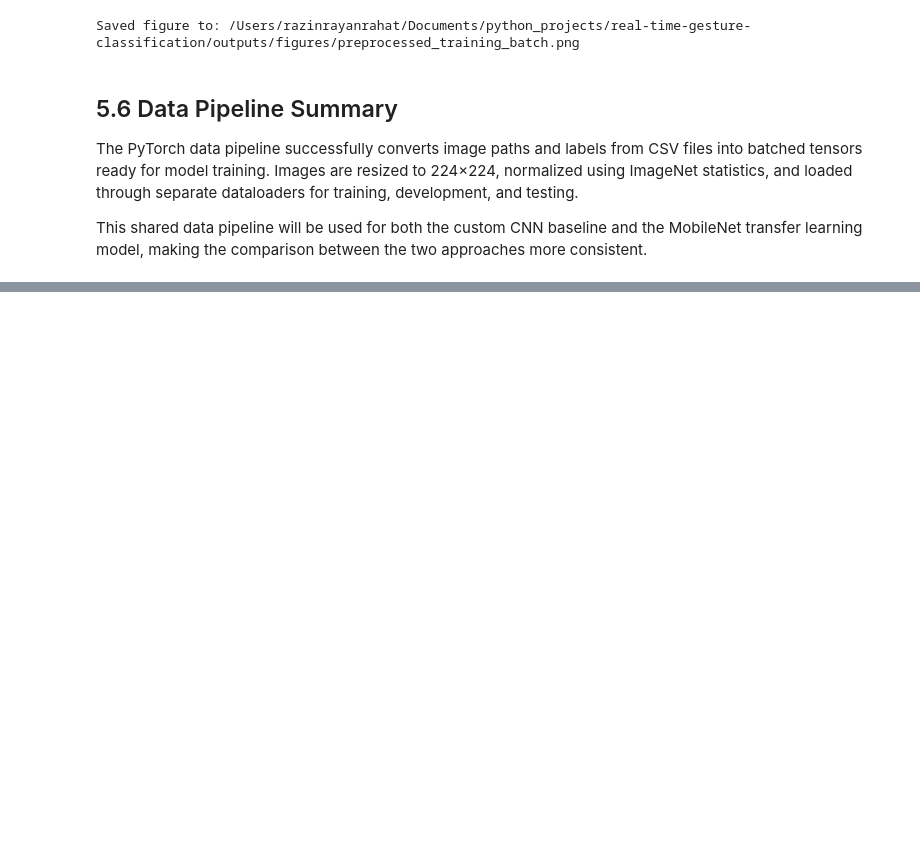
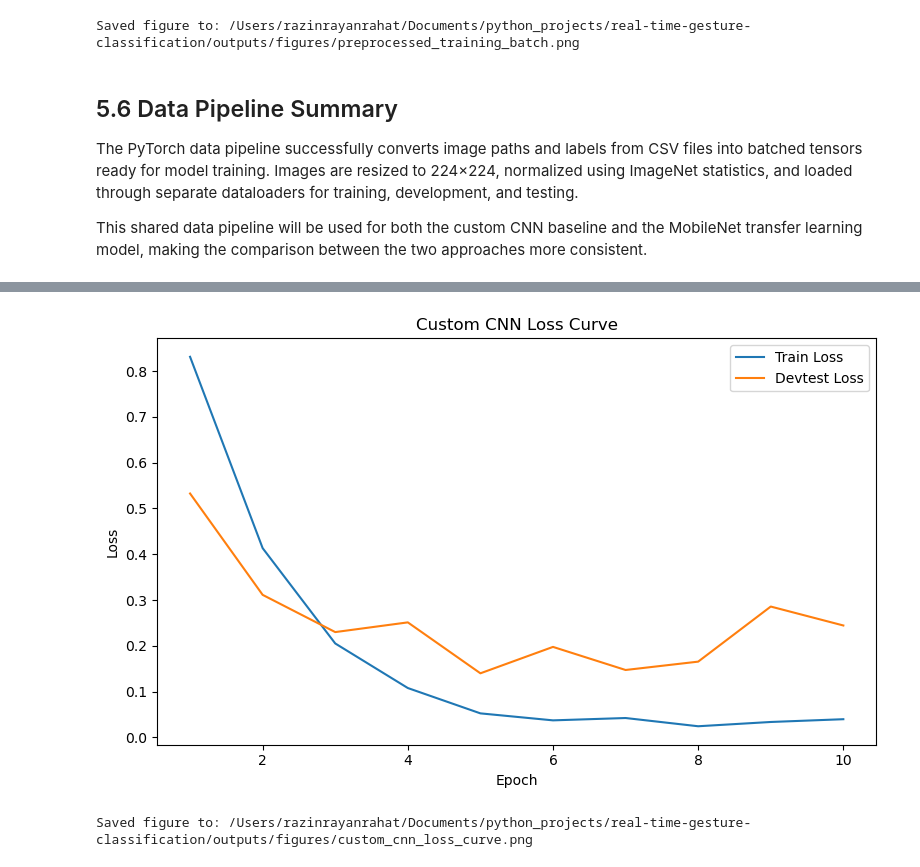
Before and after one commit to razinrahat/real-time-gesture-classification, a Jupyter notebook: notebooks/gesture_classification_experiments.ipynb, the cells around one changed output, grey strips where cells are left out. Saved outputs shown, nothing was run; the diff lists cells and outputs as text; code cells hidden in the pictures; blank space fills up the shorter version.

```diff
--- a/notebooks/gesture_classification_experiments.ipynb
+++ b/notebooks/gesture_classification_experiments.ipynb
@@ -621,0 +669,4 @@ This shared data pipeline will be used for both the custom CNN baseline and the
+# %%
+custom_cnn = CustomCNN(num_classes=len(CLASS_NAMES)).to(device)
+
+print(custom_cnn)
@@ -621,0 +698,7 @@ This shared data pipeline will be used for both the custom CNN baseline and the
+# %%
+criterion = nn.CrossEntropyLoss()
+optimizer = torch.optim.Adam(custom_cnn.parameters(), lr=0.001)
+
+NUM_EPOCHS = 10
+
+print(f"Training for {NUM_EPOCHS} epochs on device: {device}")
@@ -621,0 +843,20 @@ This shared data pipeline will be used for both the custom CNN baseline and the
+# %%
+epochs = range(1, NUM_EPOCHS + 1)
+
+plt.figure(figsize=(8, 5))
+plt.plot(epochs, history_custom_cnn["train_loss"], label="Train Loss")
+plt.plot(epochs, history_custom_cnn["devtest_loss"], label="Devtest Loss")
+plt.title("Custom CNN Loss Curve")
+plt.xlabel("Epoch")
+plt.ylabel("Loss")
+plt.legend()
+plt.tight_layout()
+
+custom_cnn_loss_path = FIGURES_DIR / "custom_cnn_loss_curve.png"
+plt.savefig(custom_cnn_loss_path, dpi=150, bbox_inches="tight")
+plt.show()
+
+print(f"Saved figure to: {custom_cnn_loss_path}")
+# %% [output]
+[figure, added]
+Saved figure to: /Users/razinrayanrahat/Documents/python_projects/real-time-gesture-classification/outputs/figures/custom_cnn_loss_curve.png
```
Also changed, not shown: parts of 42 cells of this notebook.
